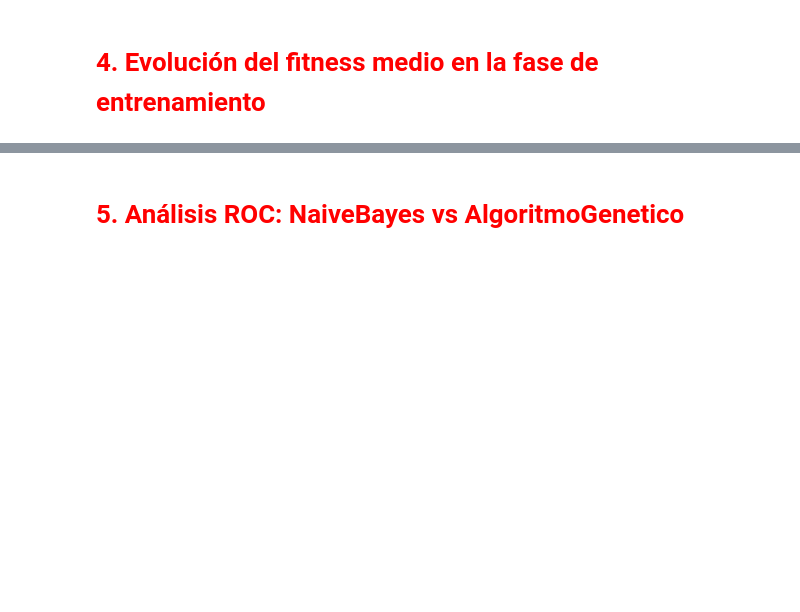
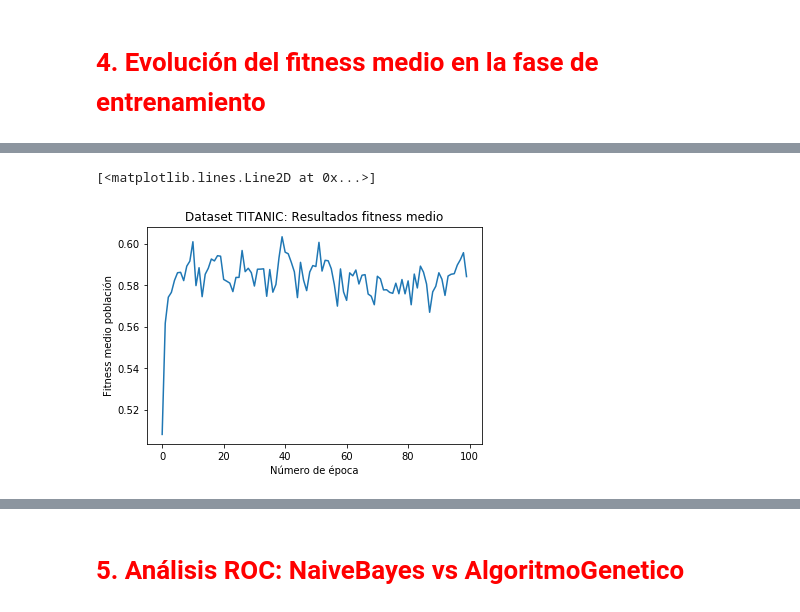
Before and after one commit to AlejandroSantorum/MachineLearning_Assignments, a Jupyter notebook: Assignment3/test_GA.ipynb, the cells around one changed output, grey strips where cells are left out. Drawn from its saved outputs; the diff is of its cells as text; code cells hidden in the pictures; blank space fills up the shorter version.

```diff
--- a/Assignment3/test_GA.ipynb
+++ b/Assignment3/test_GA.ipynb
@@ -1347,0 +1125,8 @@ plt.plot(range(len(best_sol_titanic.best_fitness_evol)), best_sol_titanic.best_f
+# %%
+plt.title('Dataset TITANIC: Resultados fitness medio')
+plt.ylabel('Fitness medio población')
+plt.xlabel('Número de época')
+plt.plot(range(len(best_sol_titanic.mean_fitness_evol[400:])), best_sol_titanic.mean_fitness_evol[400:])
+# %% [output]
+[<matplotlib.lines.Line2D at 0x...>]
+[figure, added]
```
Also changed, not shown: parts of 47 cells of this notebook.
